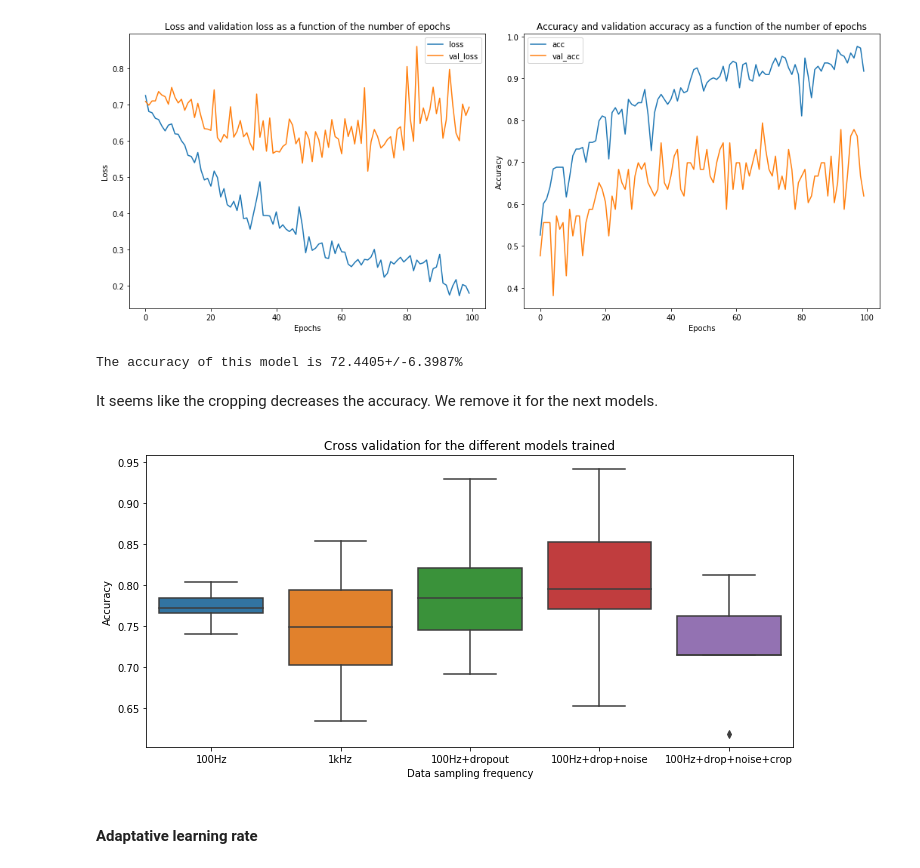
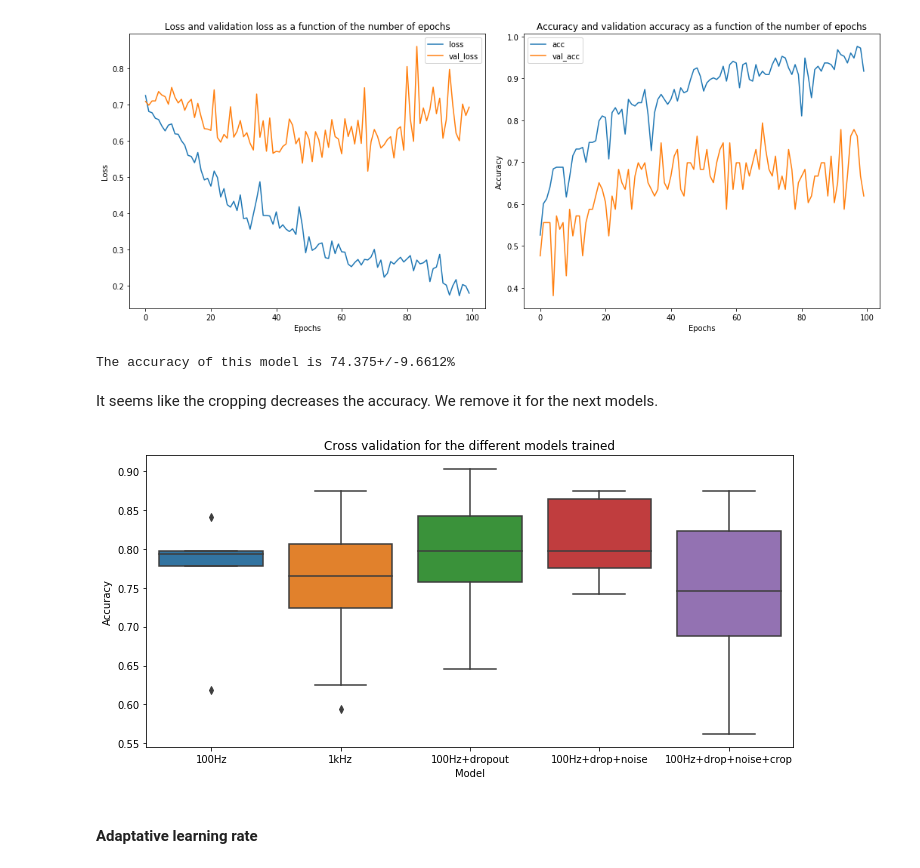
Before and after one commit to SSappy/deep_learning_epfl, a Jupyter notebook: project1/src/notebooks/Convolutional networks.ipynb, the cells around one changed output. Cells and saved outputs as stored; diff of their text form; code cells hidden in the pictures.

```diff
--- a/project1/src/notebooks/Convolutional networks.ipynb
+++ b/project1/src/notebooks/Convolutional networks.ipynb
@@ -71,7 +71,7 @@ The tuned learning rate is 0.000774.
 # %% [markdown]
 #### Training the model
 # %%
-acc_list = cross_validation(lambda: ConvNet1(one_khz=False), x_train, y_train, raw=True,
+acc_list = cross_validation(lambda: ConvNet1(one_khz=False), x_train, y_train, raw=True, num_folds=10,
                             epochs=100, lr=lr_tuned, batch_size=16,
                             standardize=True, noise=False, crop=False)
 acc = round(100*np.mean(acc_list), 4)
@@ -112,7 +112,8 @@ The tuned learning rate is 0.000774.
 # %% [markdown]
 #### Training the model
 # %%
-acc_list_one_khz = cross_validation(lambda: ConvNet1(one_khz=True), x_train_one_khz, y_train_one_khz, raw=True,
+acc_list_one_khz = cross_validation(lambda: ConvNet1(one_khz=True), x_train_one_khz, y_train_one_khz,
+                                    raw=True, num_folds=10,
                                     epochs=100, lr=lr_tuned, batch_size=16,
                                     standardize=True, noise=False, crop=False)
 acc = round(100*np.mean(acc_list_one_khz), 4)
@@ -222,7 +223,7 @@ print('The tuned noise std is {}.'.format(round(noise_tuned, 3)))
 # %% [output]
 The tuned noise std is 1.129.
 # %%
-acc_list_noise = cross_validation(ConvNet1Dropout, x_train, y_train, raw=True, num_folds=5,
+acc_list_noise = cross_validation(ConvNet1Dropout, x_train, y_train, raw=True, num_folds=10,
                                   epochs=100, lr=lr_tuned, batch_size=16,
                                   standardize=True, noise=noise_tuned, crop=False)
 acc = round(100*np.mean(acc_list_noise), 4)
@@ -258,33 +259,33 @@ plot_history(history)
 # %% [output]
 [figure]
 # %%
-acc_list_crop = cross_validation(ConvNet1DropoutCrop42, x_train, y_train, raw=True, num_folds=5,
+acc_list_crop = cross_validation(ConvNet1DropoutCrop42, x_train, y_train, raw=True, num_folds=10,
                                  epochs=150, lr=lr_tuned, batch_size=16,
                                   standardize=True, noise=noise_tuned, crop=42)
 acc = round(100*np.mean(acc_list_crop), 4)
 std = round(100*np.std(acc_list_crop), 4)
 print('The accuracy of this model is {0}+/-{1}%'.format(acc, std))
 # %% [output]
-The accuracy of this model is 72.4405+/-6.3987%
+The accuracy of this model is 74.375+/-9.6612%
 # %% [markdown]
 It seems like the cropping decreases the accuracy. We remove it for the next models.
 # %%
 fig, ax = plt.subplots(figsize=(10, 5))
 
 sns.boxplot(data=[acc_list, acc_list_one_khz, acc_list_dropout, acc_list_noise, acc_list_crop], ax=ax)
 ax.set_title('Cross validation for the different models trained')
 ax.set_ylabel('Accuracy')
-ax.set_xlabel('Data sampling frequency')
+ax.set_xlabel('Model')
 ax.set_xticklabels(['100Hz', '1kHz', '100Hz+dropout',
                     '100Hz+drop+noise',
                     '100Hz+drop+noise+crop'],
                    fontsize=10)
 
 plt.tight_layout()
 
 plt.show()
 # %% [output]
-[figure, old version]
+[figure, new version]
 # %% [markdown]
 #### Adaptative learning rate
 # %% [markdown]
```
Also changed, not shown: parts of 29 cells of this notebook, 10 other files.
